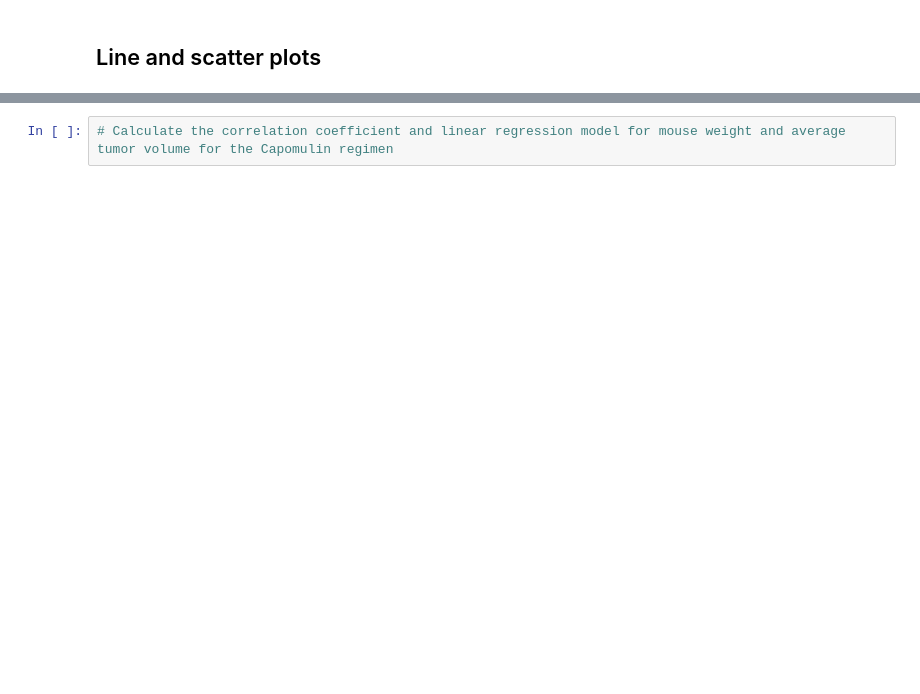
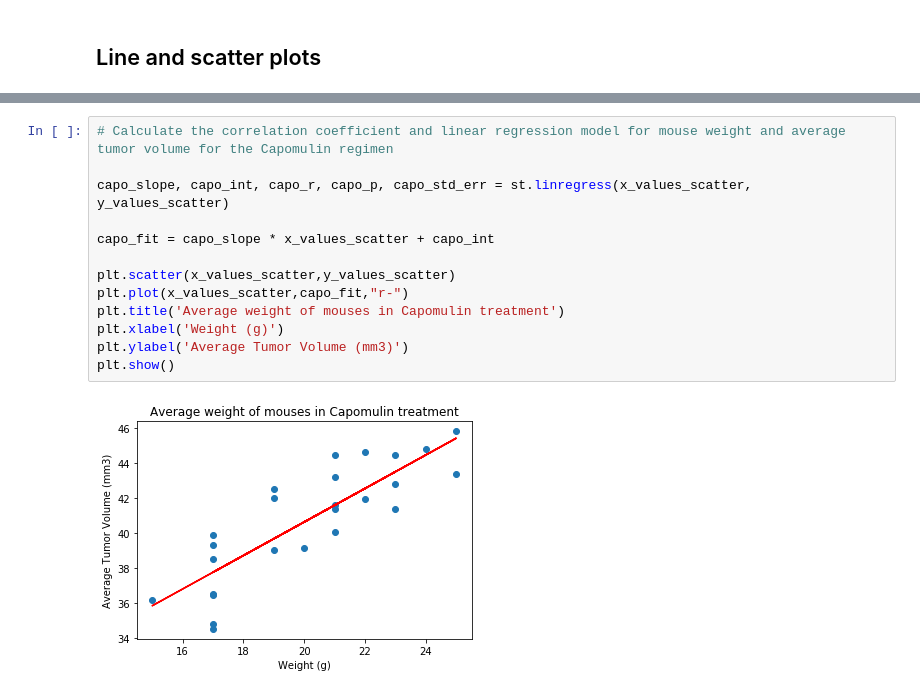
Before and after one commit to cckuqui/Matplotlib-challenge, a Jupyter notebook: pymaceuticals_starter.ipynb, the cells around one changed output, grey strips where cells are left out. Drawn from its saved outputs; the diff is of its cells as text; blank space fills up the shorter version.

```diff
--- a/pymaceuticals_starter.ipynb
+++ b/pymaceuticals_starter.ipynb
@@ -221,2 +227,15 @@ y_values = mouse_bymouse['Tumor Volume (mm3)'].mean()
 # %%
 # Calculate the correlation coefficient and linear regression model for mouse weight and average tumor volume for the Capomulin regimen
+
+capo_slope, capo_int, capo_r, capo_p, capo_std_err = st.linregress(x_values_scatter, y_values_scatter)
+
+capo_fit = capo_slope * x_values_scatter + capo_int
+
+plt.scatter(x_values_scatter,y_values_scatter)
+plt.plot(x_values_scatter,capo_fit,"r-")
+plt.title('Average weight of mouses in Capomulin treatment')
+plt.xlabel('Weight (g)')
+plt.ylabel('Average Tumor Volume (mm3)')
+plt.show()
+# %% [output]
+[figure, added]
```
Also changed, not shown: parts of 8 cells of this notebook.
